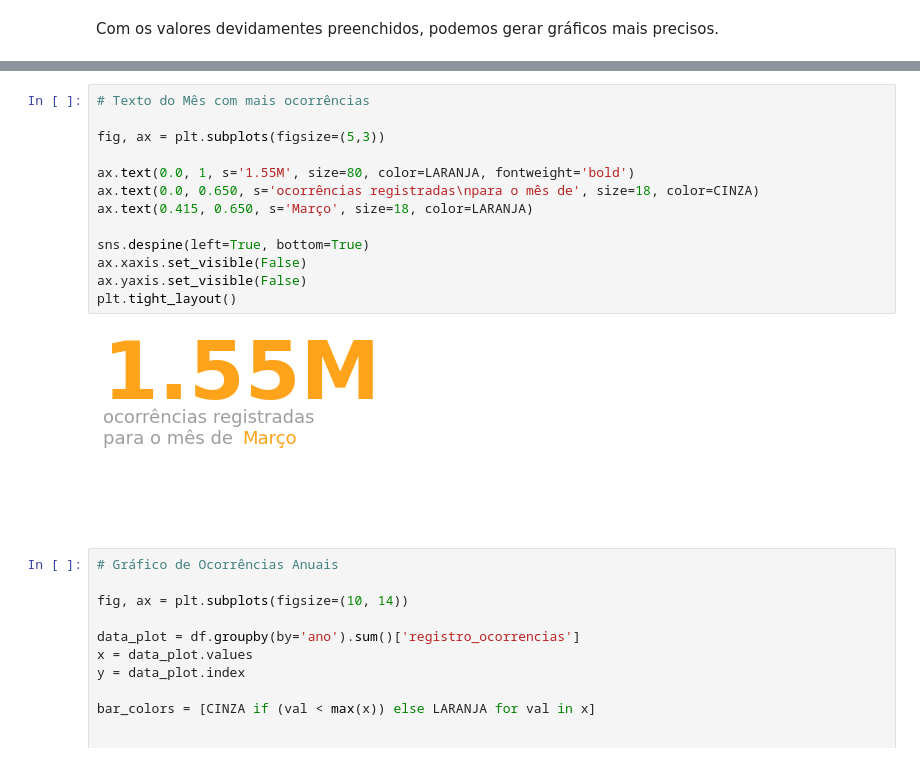
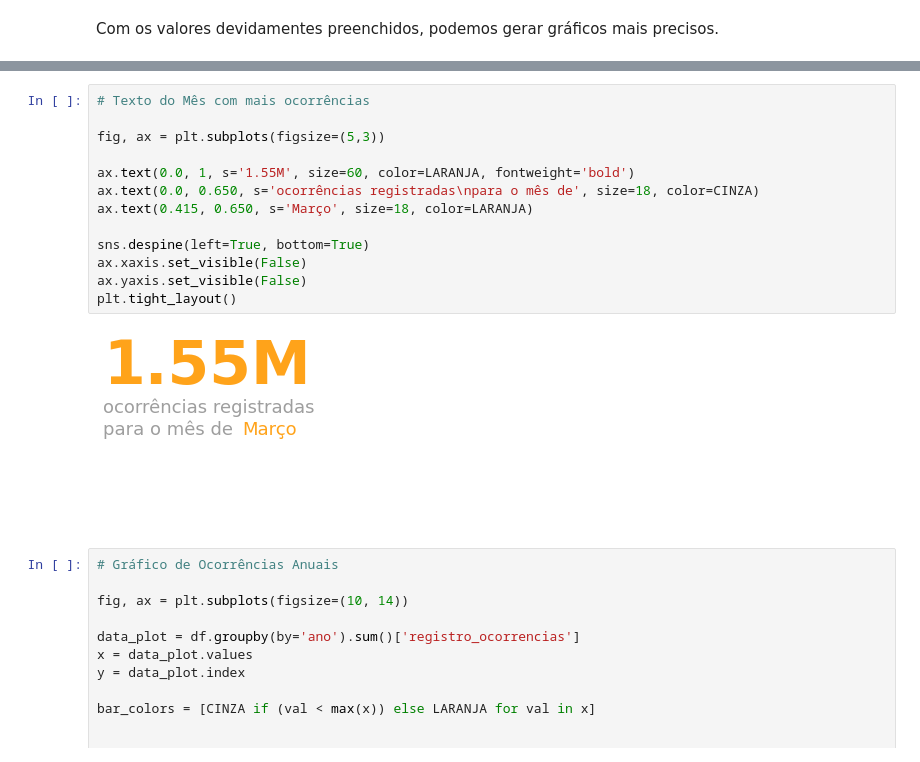
Before and after one commit to roberto-paixao/Analise_Violencia_do_Rio, a Jupyter notebook: Analisando_a_Violência_no_Rio_de_Janeiro.ipynb, the cells around one changed output, grey strips where cells are left out. Cells and saved outputs as stored; diff of their text form.

```diff
--- a/Analisando_a_Violência_no_Rio_de_Janeiro.ipynb
+++ b/Analisando_a_Violência_no_Rio_de_Janeiro.ipynb
@@ -2190,18 +2198,18 @@ plt.show()
 # %%
 # Texto do Mês com mais ocorrências
 
 fig, ax = plt.subplots(figsize=(5,3))
 
-ax.text(0.0, 1, s='1.55M', size=80, color=LARANJA, fontweight='bold')
+ax.text(0.0, 1, s='1.55M', size=60, color=LARANJA, fontweight='bold')
 ax.text(0.0, 0.650, s='ocorrências registradas\npara o mês de', size=18, color=CINZA)
 ax.text(0.415, 0.650, s='Março', size=18, color=LARANJA)
 
 sns.despine(left=True, bottom=True)
 ax.xaxis.set_visible(False)
 ax.yaxis.set_visible(False)
 plt.tight_layout()
 # %% [output]
-[figure, old version]
+[figure, new version]
 # %%
 # Gráfico de Ocorrências Anuais
 
```
Also changed, not shown: parts of 12 cells of this notebook.
